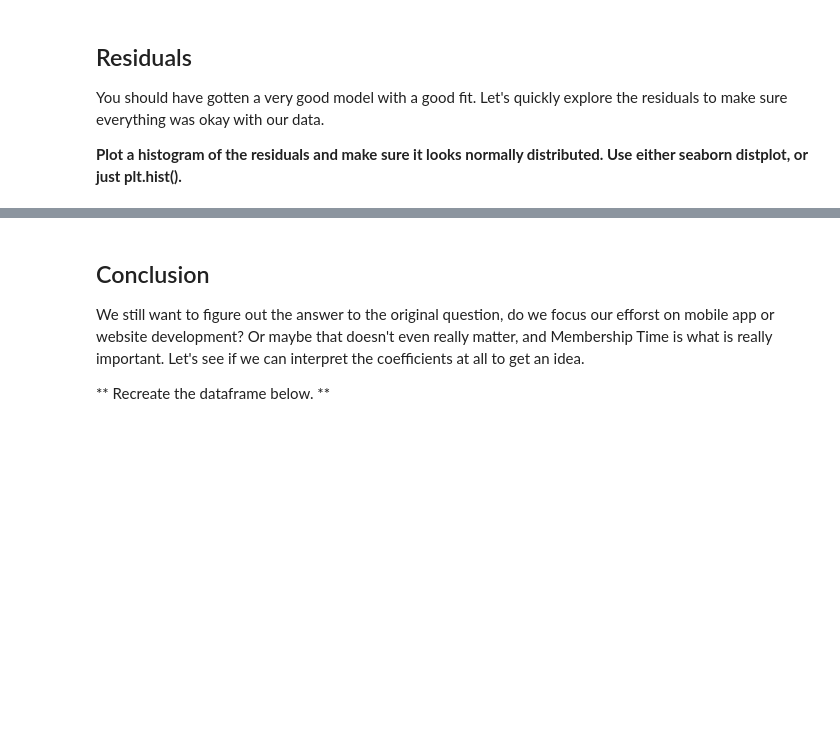
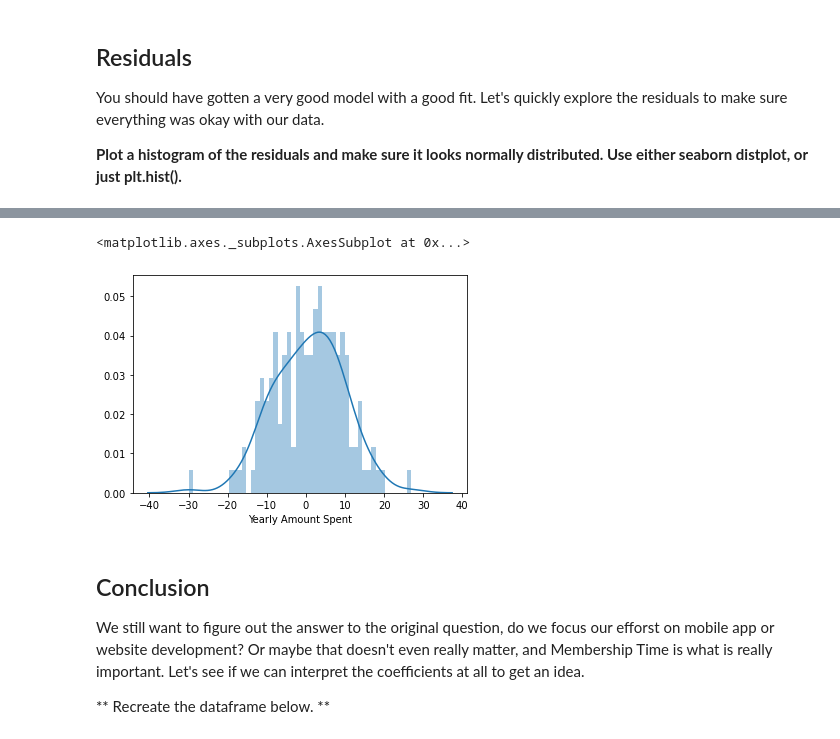
Before and after one commit to Sam-Power/012_ML-Ecommerce-Customer-with-Linear-Regression, a Jupyter notebook: ML Ecommerce Customers with Linear Regression.ipynb, the cells around one changed output, grey strips where cells are left out. Saved outputs shown, nothing was run; the diff lists cells and outputs as text; code cells hidden in the pictures; blank space fills up the shorter version.

```diff
--- a/ML Ecommerce Customers with Linear Regression.ipynb
+++ b/ML Ecommerce Customers with Linear Regression.ipynb
@@ -173,3 +223,8 @@ You should have gotten a very good model with a good fit. Let's quickly explore
+# %%
+sns.distplot(y_pred - y_test, bins = 50)
+# %% [output]
+<matplotlib.axes._subplots.AxesSubplot at 0x...>
+[figure, added]
 # %% [markdown]
 ## Conclusion
 We still want to figure out the answer to the original question, do we focus our efforst on mobile app or website development? Or maybe that doesn't even really matter, and Membership Time is what is really important.  Let's see if we can interpret the coefficients at all to get an idea.
```
Also changed, not shown: parts of 24 cells of this notebook.
